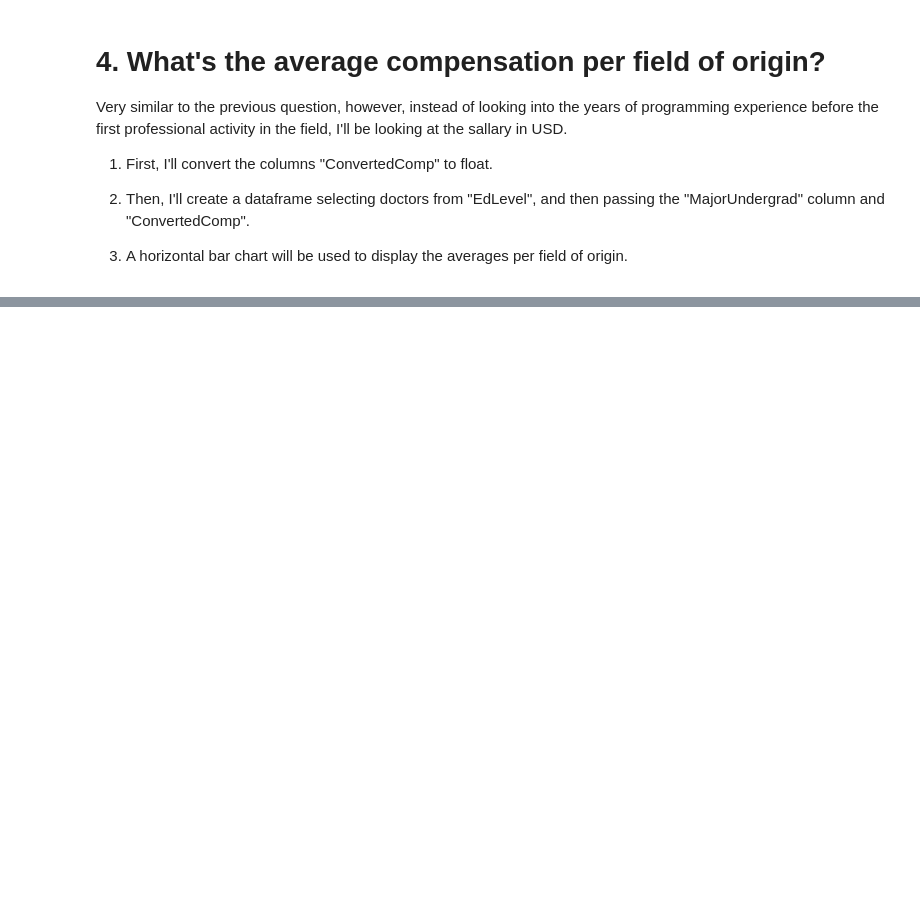
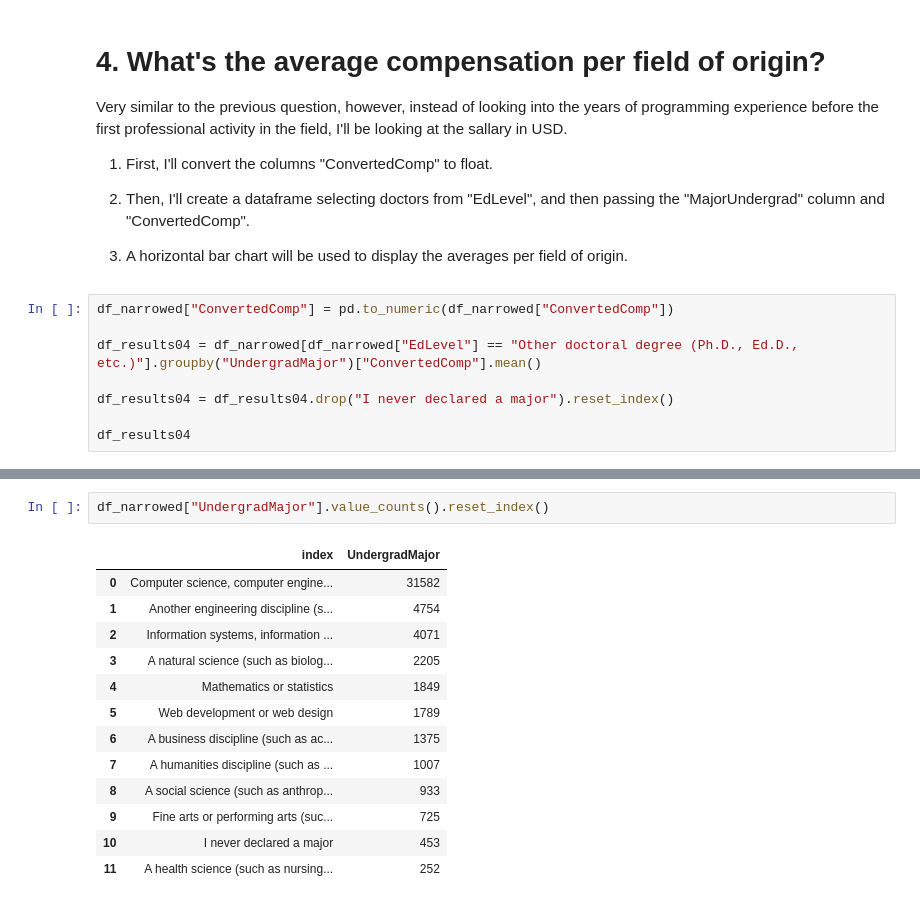
Before and after one commit to mguidoti/DSND-p1-blog, a Jupyter notebook: stackoverflow_survey_2020.ipynb, the cells around one changed output, grey strips where cells are left out. Saved outputs shown, nothing was run; the diff lists cells and outputs as text; blank space fills up the shorter version.

```diff
--- a/stackoverflow_survey_2020.ipynb
+++ b/stackoverflow_survey_2020.ipynb
@@ -226,3 +226,11 @@ Very similar to the previous question, however, instead of looking into the year
 2. Then, I'll create a dataframe selecting doctors from "EdLevel", and then passing the "MajorUndergrad" column and "ConvertedComp".
 
 3. A horizontal bar chart will be used to display the averages per field of origin.
+# %%
+df_narrowed["ConvertedComp"] = pd.to_numeric(df_narrowed["ConvertedComp"])
+
+df_results04 = df_narrowed[df_narrowed["EdLevel"] == "Other doctoral degree (Ph.D., Ed.D., etc.)"].groupby("UndergradMajor")["ConvertedComp"].mean()
+
+df_results04 = df_results04.drop("I never declared a major").reset_index()
+
+df_results04
@@ -228,0 +250,16 @@ Very similar to the previous question, however, instead of looking into the year
+# %%
+df_narrowed["UndergradMajor"].value_counts().reset_index()
+# %% [output]
+|  | index | UndergradMajor |
+| 0 | Computer science, computer engine... | 31582 |
+| 1 | Another engineering discipline (s... | 4754 |
+| 2 | Information systems, information ... | 4071 |
+| 3 | A natural science (such as biolog... | 2205 |
+| 4 | Mathematics or statistics | 1849 |
+| 5 | Web development or web design | 1789 |
+| 6 | A business discipline (such as ac... | 1375 |
+| 7 | A humanities discipline (such as ... | 1007 |
+| 8 | A social science (such as anthrop... | 933 |
+| 9 | Fine arts or performing arts (suc... | 725 |
+| 10 | I never declared a major | 453 |
+| 11 | A health science (such as nursing... | 252 |
```
Also changed, not shown: parts of 1 cell of this notebook.
